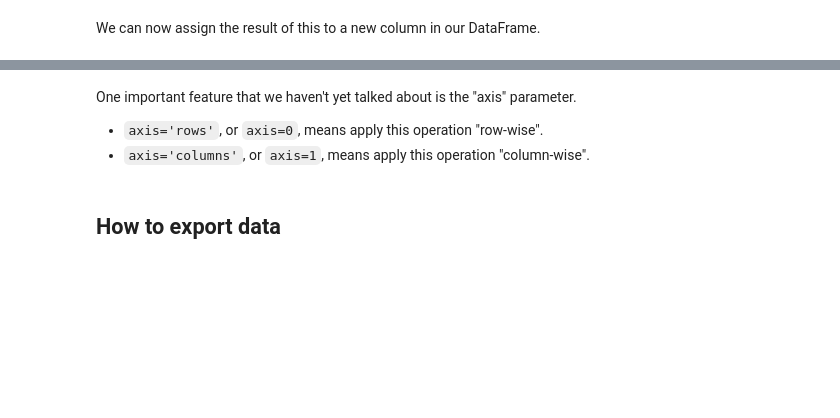
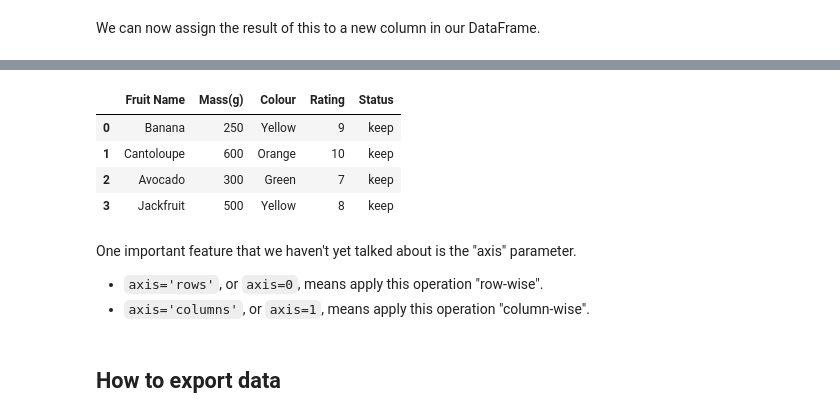
Before and after one commit to ubco-cmps/data301_course, a Jupyter notebook: notes/week05/Class5A/Class5A.ipynb, the cells around one changed output, grey strips where cells are left out. Saved outputs shown, nothing was run; the diff lists cells and outputs as text; code cells hidden in the pictures; blank space fills up the shorter version.

```diff
--- a/notes/week05/Class5A/Class5A.ipynb
+++ b/notes/week05/Class5A/Class5A.ipynb
@@ -449,3 +487,11 @@ fruits
+# %%
+fruits[ fruits["Status"] == "keep"].reset_index(drop=True)
+# %% [output]
+|  | Fruit Name | Mass(g) | Colour | Rating | Status |
+| 0 | Banana | 250 | Yellow | 9 | keep |
+| 1 | Cantoloupe | 600 | Orange | 10 | keep |
+| 2 | Avocado | 300 | Green | 7 | keep |
+| 3 | Jackfruit | 500 | Yellow | 8 | keep |
 # %% [markdown]
 One important feature that we haven't yet talked about is the "axis" parameter.
 
```
Also changed, not shown: parts of 5 cells of this notebook, 1 other file.
